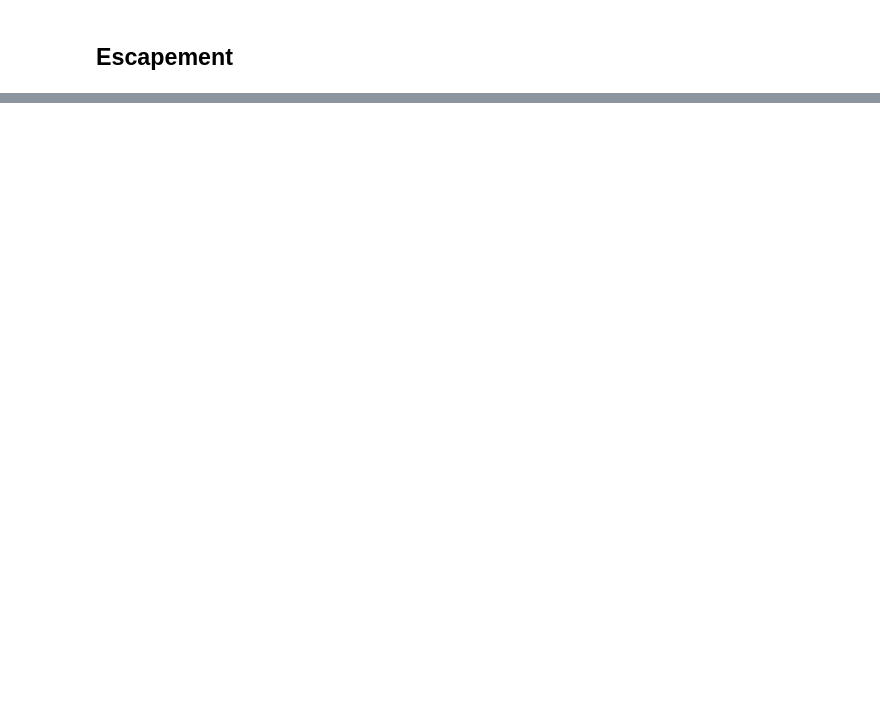
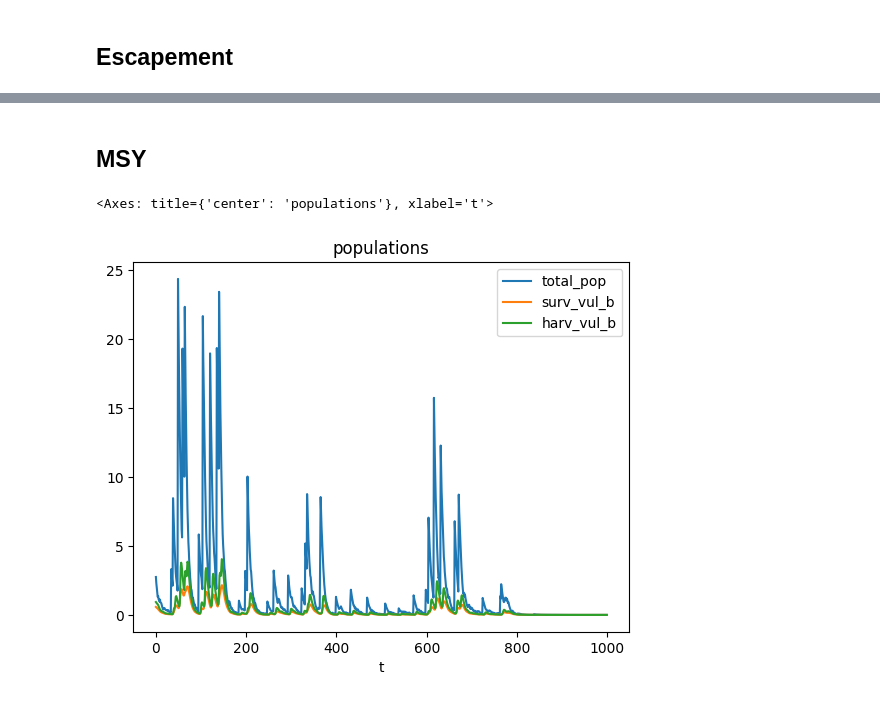
Before and after one commit to petebachant/rl4fisheries, a Jupyter notebook: notebooks/popdyn_tests.ipynb, the cells around one changed output, grey strips where cells are left out. Cells and saved outputs as stored; diff of their text form; code cells hidden in the pictures; blank space fills up the shorter version.

```diff
--- a/notebooks/popdyn_tests.ipynb
+++ b/notebooks/popdyn_tests.ipynb
@@ -111,0 +138,10 @@ mid_ep.plot(x='t', y = ['newborns'], title='newborns', logy=True)
+# %% [markdown]
+## MSY
+# %%
+msyp = Msy(env = env, mortality=0.057)
+msy_ep = pd.DataFrame(simulate_ep(AsmEnv(config=config), msyp, other_vars=['ssb', 'surv_vul_b', 'harv_vul_b', 'state']))
+# %%
+msy_ep.plot(x='t', y = ['total_pop', 'surv_vul_b', 'harv_vul_b'], title='populations')
+# %% [output]
+<Axes: title={'center': 'populations'}, xlabel='t'>
+[figure, added]
```
Also changed, not shown: parts of 18 cells of this notebook, 4 other files.
